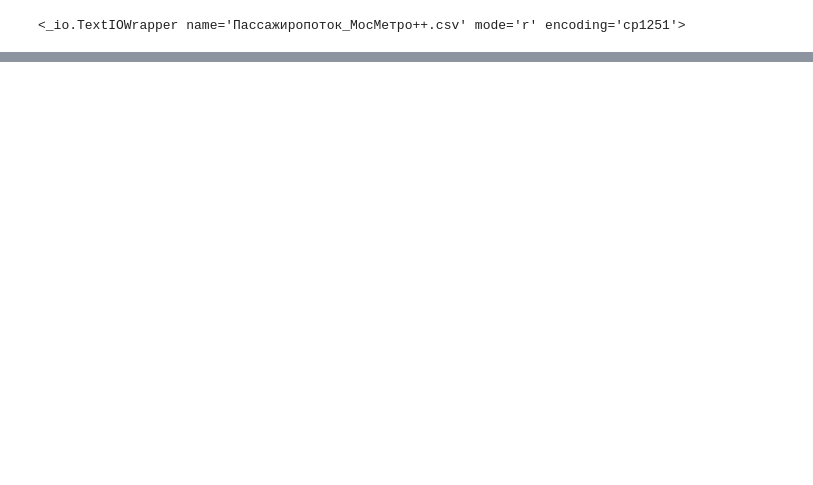
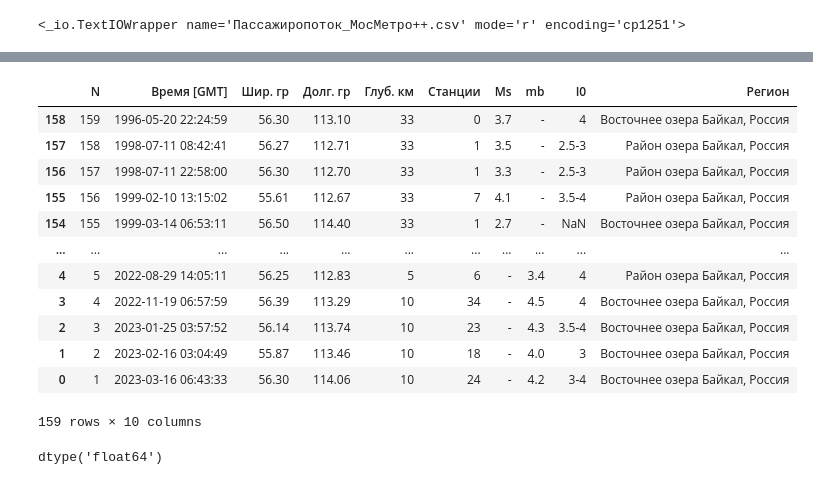
Before and after one commit to kroninam/My_notes_for_Pandas, a Jupyter notebook: 005_pandas_different_sourses_of_DATA.ipynb, the cells around one changed output, grey strips where cells are left out. Drawn from its saved outputs; the diff is of its cells as text; code cells hidden in the pictures; blank space fills up the shorter version.

```diff
--- a/005_pandas_different_sourses_of_DATA.ipynb
+++ b/005_pandas_different_sourses_of_DATA.ipynb
@@ -422,0 +593,16 @@ Name: NameOfTariff, dtype: object
+# %%
+df.sort_values(by = 'Время [GMT]')
+# %% [output]
+|  | N | Время [GMT] | Шир. гр | Долг. гр | Глуб. км | Станции | Ms | mb | I0 | Регион |
+| 158 | 159 | 1996-05-20 22:24:59 | 56.30 | 113.10 | 33 | 0 | 3.7 | - | 4 | Восточнее озера Байкал, Россия |
+| 157 | 158 | 1998-07-11 08:42:41 | 56.27 | 112.71 | 33 | 1 | 3.5 | - | 2.5-3 | Район озера Байкал, Россия |
+| 156 | 157 | 1998-07-11 22:58:00 | 56.30 | 112.70 | 33 | 1 | 3.3 | - | 2.5-3 | Район озера Байкал, Россия |
+| 155 | 156 | 1999-02-10 13:15:02 | 55.61 | 112.67 | 33 | 7 | 4.1 | - | 3.5-4 | Район озера Байкал, Россия |
+| 154 | 155 | 1999-03-14 06:53:11 | 56.50 | 114.40 | 33 | 1 | 2.7 | - | NaN | Восточнее озера Байкал, Россия |
+| ... | ... | ... | ... | ... | ... | ... | ... | ... | ... | ... |
+| 4 | 5 | 2022-08-29 14:05:11 | 56.25 | 112.83 | 5 | 6 | - | 3.4 | 4 | Район озера Байкал, Россия |
+| 3 | 4 | 2022-11-19 06:57:59 | 56.39 | 113.29 | 10 | 34 | - | 4.5 | 4 | Восточнее озера Байкал, Россия |
+| 2 | 3 | 2023-01-25 03:57:52 | 56.14 | 113.74 | 10 | 23 | - | 4.3 | 3.5-4 | Восточнее озера Байкал, Россия |
+| 1 | 2 | 2023-02-16 03:04:49 | 55.87 | 113.46 | 10 | 18 | - | 4.0 | 3 | Восточнее озера Байкал, Россия |
+| 0 | 1 | 2023-03-16 06:43:33 | 56.30 | 114.06 | 10 | 24 | - | 4.2 | 3-4 | Восточнее озера Байкал, Россия |
+159 rows × 10 columns
@@ -422,0 +613,4 @@ Name: NameOfTariff, dtype: object
+# %%
+df['Ms'].dtype
+# %% [output]
+dtype('float64')
```
Also changed, not shown: parts of 107 cells of this notebook, 32 other files.
